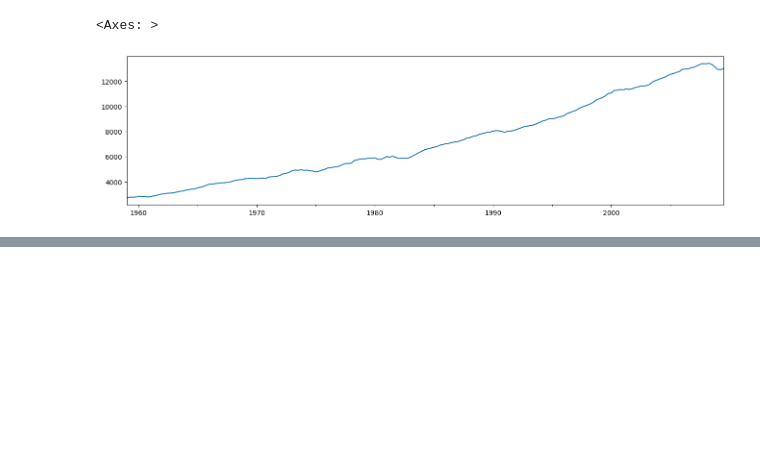
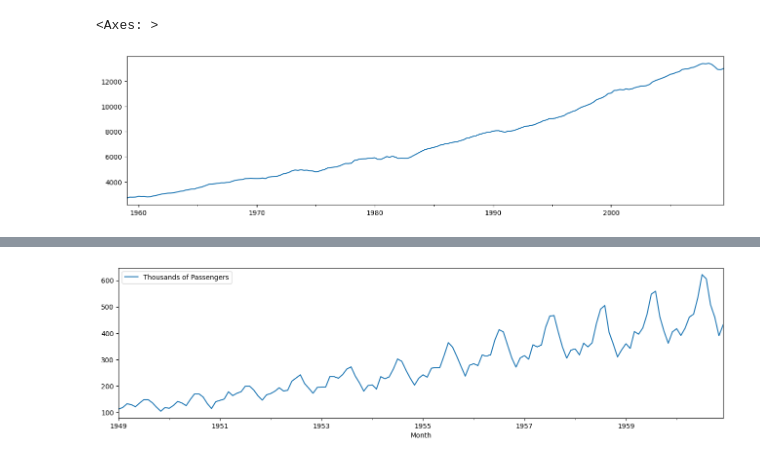
Before and after one commit to Volscente/TimeWarpForecast, a Jupyter notebook: notebooks/code_utils/statsmodels_code_utils.ipynb, the cells around one changed output, grey strips where cells are left out. Cells and saved outputs as stored; diff of their text form; code cells hidden in the pictures; blank space fills up the shorter version.

```diff
--- a/notebooks/code_utils/statsmodels_code_utils.ipynb
+++ b/notebooks/code_utils/statsmodels_code_utils.ipynb
@@ -9,6 +10,7 @@ from statsmodels.tsa.filters.hp_filter import hpfilter
 # %%
 # Read data
 macrodata_dataset = pd.read_csv('./../../data/raw/macrodata.csv', index_col=0, parse_dates=True)
+passengers_dataset = pd.read_csv('./../../data/raw/airline_passengers.csv', index_col=0, parse_dates=True)
 # %% [markdown]
 # Operations
 # %% [markdown]
@@ -48,0 +55,5 @@ macrodata_dataset[['realgdp', 'gdp_trend']].loc['2005-01-01':, :].plot(figsize=(
+# %%
+# Let's look at the data
+_ = passengers_dataset.plot(figsize=(16, 4))
+# %% [output]
+[figure, added]
```
Also changed, not shown: parts of 7 cells of this notebook, 1 other file.
